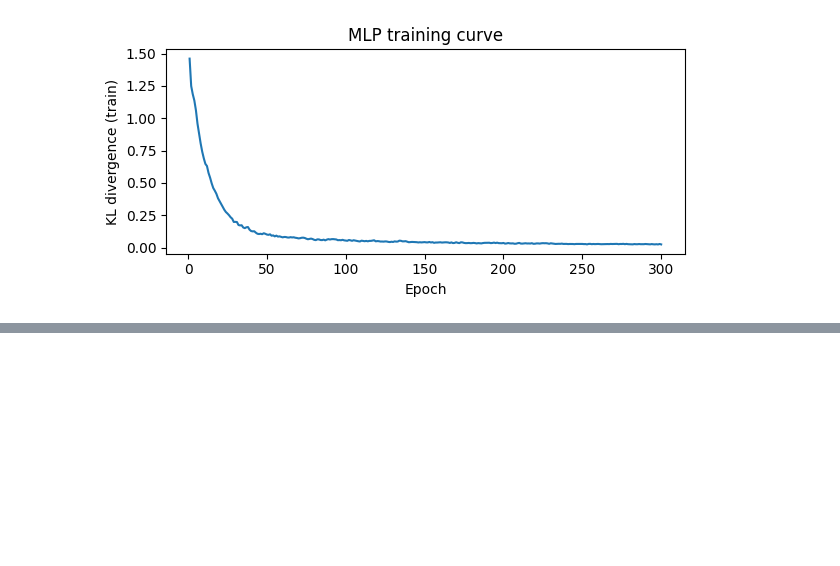
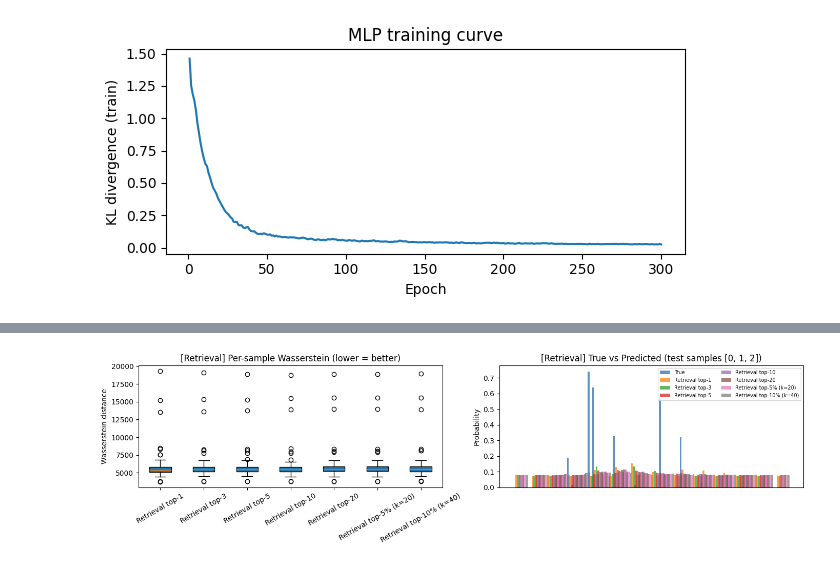
Before and after one commit to SumitNawathe/cmsc828g-proj, a Jupyter notebook: len_pred/pred/length_dist/len_dist_classify.ipynb, the cells around one changed output, grey strips where cells are left out. Saved outputs shown, nothing was run; the diff lists cells and outputs as text; code cells hidden in the pictures; blank space fills up the shorter version.

```diff
--- a/len_pred/pred/length_dist/len_dist_classify.ipynb
+++ b/len_pred/pred/length_dist/len_dist_classify.ipynb
@@ -399,0 +477,6 @@ MLP                     5754.0925 0.3740
+# %%
+# ── Comparison: retrieval-based predictions ───────────────────────────────────
+retrieval_names = [m for m in results if m.startswith("Retrieval")]
+plot_comparison(retrieval_names, title_prefix="[Retrieval]")
+# %% [output]
+[figure, added]
```
Also changed, not shown: parts of 9 cells of this notebook, 3 other files.
